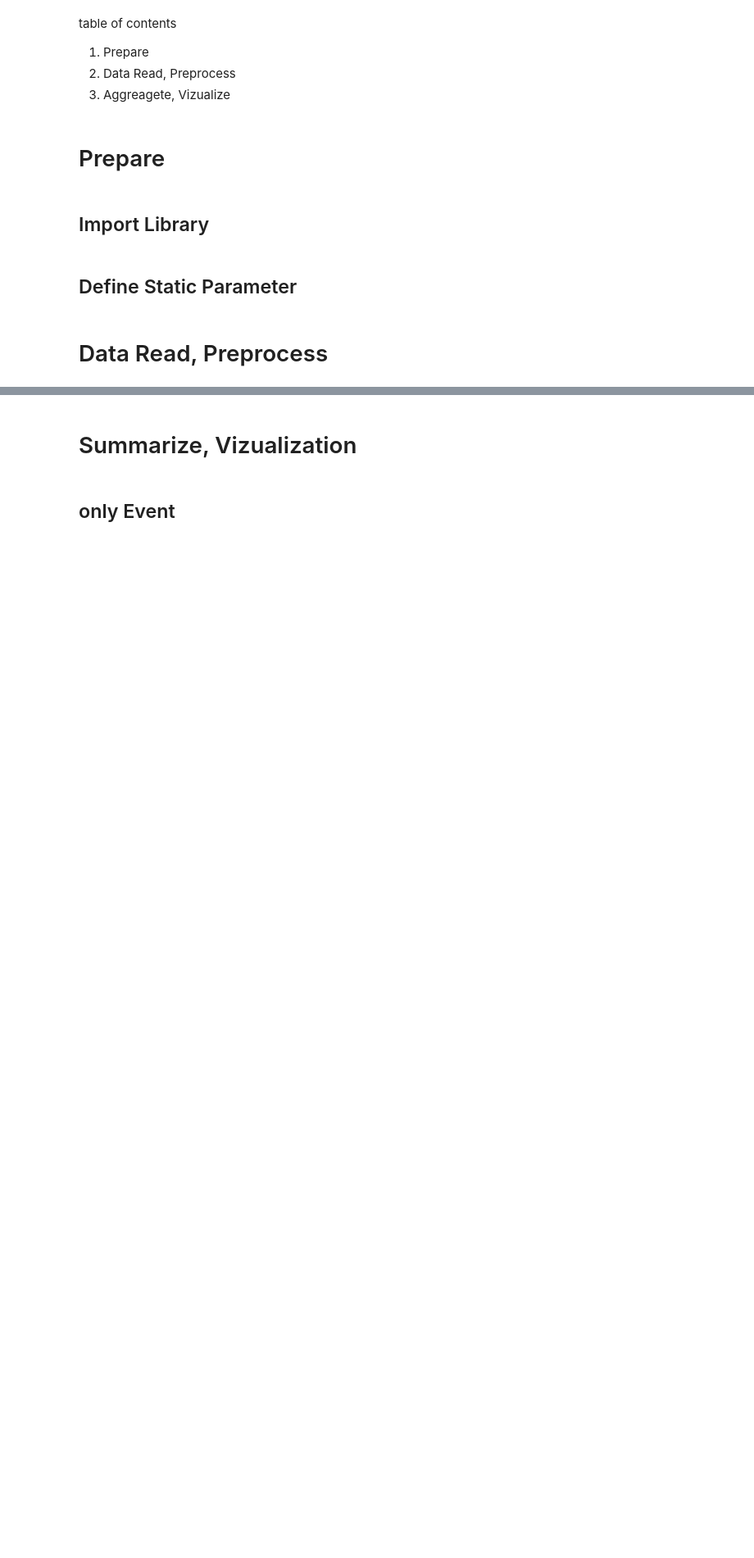
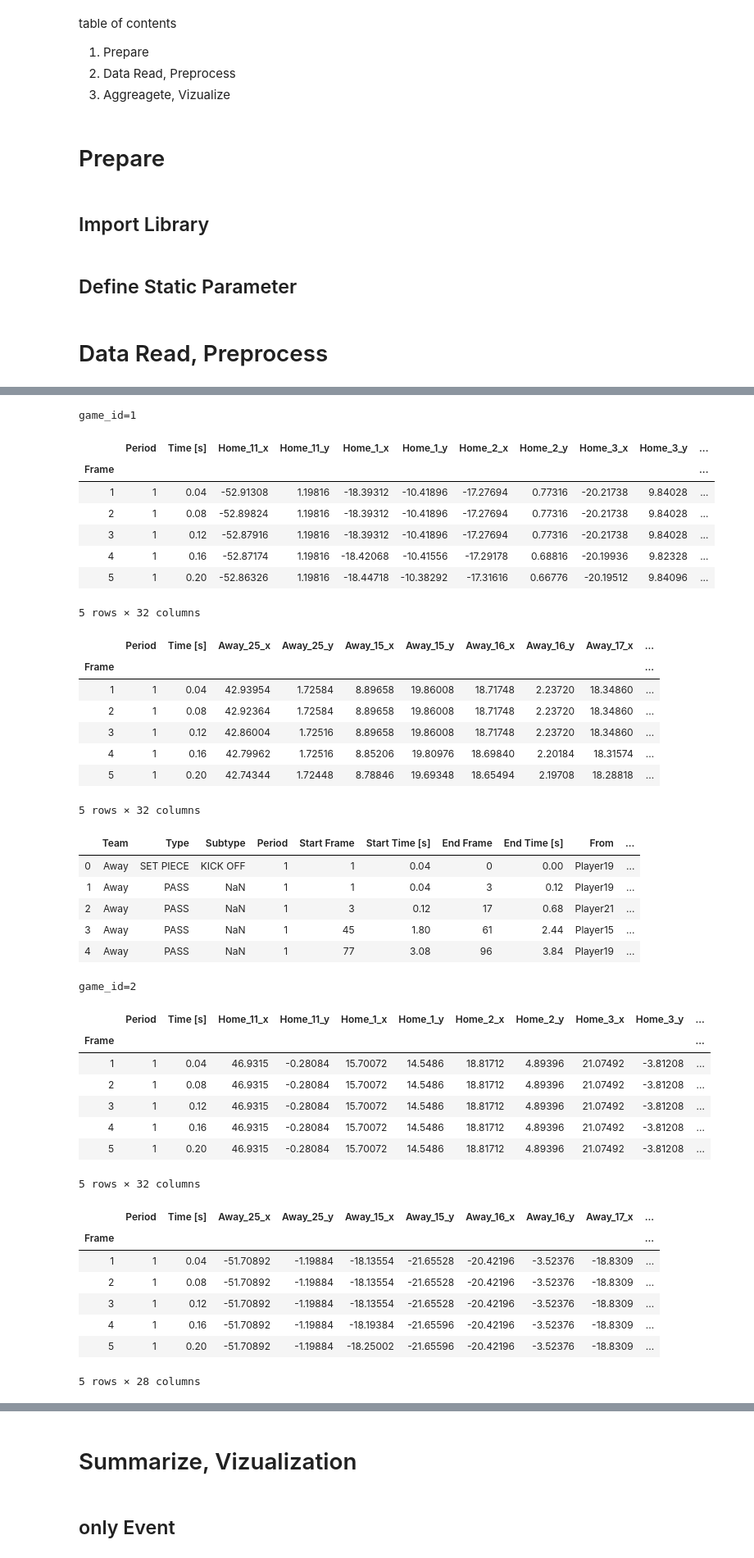
Before and after one commit to saeeeeru/LaurieOnTracking, a Jupyter notebook: notebooks/1-EDA.ipynb, the cells around one changed output, grey strips where cells are left out. Shown: that part at 82% size. Saved outputs shown, nothing was run; the diff lists cells and outputs as text; code cells hidden in the pictures; blank space fills up the shorter version.

```diff
--- a/notebooks/1-EDA.ipynb
+++ b/notebooks/1-EDA.ipynb
@@ -67,0 +41,46 @@ away_df.head()
+# %%
+for k, df_list in dataset_dict.items():
+    print(k)
+    for df in df_list:
+        display(df.head())
+# %% [output]
+game_id=1
+|  | Period | Time [s] | Home_11_x | Home_11_y | Home_1_x | Home_1_y | Home_2_x | Home_2_y | Home_3_x | Home_3_y | ... |
+| Frame |  |  |  |  |  |  |  |  |  |  | ... |
+| 1 | 1 | 0.04 | -52.91308 | 1.19816 | -18.39312 | -10.41896 | -17.27694 | 0.77316 | -20.21738 | 9.84028 | ... |
+| 2 | 1 | 0.08 | -52.89824 | 1.19816 | -18.39312 | -10.41896 | -17.27694 | 0.77316 | -20.21738 | 9.84028 | ... |
+| 3 | 1 | 0.12 | -52.87916 | 1.19816 | -18.39312 | -10.41896 | -17.27694 | 0.77316 | -20.21738 | 9.84028 | ... |
+| 4 | 1 | 0.16 | -52.87174 | 1.19816 | -18.42068 | -10.41556 | -17.29178 | 0.68816 | -20.19936 | 9.82328 | ... |
+| 5 | 1 | 0.20 | -52.86326 | 1.19816 | -18.44718 | -10.38292 | -17.31616 | 0.66776 | -20.19512 | 9.84096 | ... |
+5 rows × 32 columns
+|  | Period | Time [s] | Away_25_x | Away_25_y | Away_15_x | Away_15_y | Away_16_x | Away_16_y | Away_17_x | ... |
+| Frame |  |  |  |  |  |  |  |  |  | ... |
+| 1 | 1 | 0.04 | 42.93954 | 1.72584 | 8.89658 | 19.86008 | 18.71748 | 2.23720 | 18.34860 | ... |
+| 2 | 1 | 0.08 | 42.92364 | 1.72584 | 8.89658 | 19.86008 | 18.71748 | 2.23720 | 18.34860 | ... |
+| 3 | 1 | 0.12 | 42.86004 | 1.72516 | 8.89658 | 19.86008 | 18.71748 | 2.23720 | 18.34860 | ... |
+| 4 | 1 | 0.16 | 42.79962 | 1.72516 | 8.85206 | 19.80976 | 18.69840 | 2.20184 | 18.31574 | ... |
+| 5 | 1 | 0.20 | 42.74344 | 1.72448 | 8.78846 | 19.69348 | 18.65494 | 2.19708 | 18.28818 | ... |
+5 rows × 32 columns
+|  | Team | Type | Subtype | Period | Start Frame | Start Time [s] | End Frame | End Time [s] | From | ... |
+| 0 | Away | SET PIECE | KICK OFF | 1 | 1 | 0.04 | 0 | 0.00 | Player19 | ... |
+| 1 | Away | PASS | NaN | 1 | 1 | 0.04 | 3 | 0.12 | Player19 | ... |
+| 2 | Away | PASS | NaN | 1 | 3 | 0.12 | 17 | 0.68 | Player21 | ... |
+| 3 | Away | PASS | NaN | 1 | 45 | 1.80 | 61 | 2.44 | Player15 | ... |
+| 4 | Away | PASS | NaN | 1 | 77 | 3.08 | 96 | 3.84 | Player19 | ... |
+game_id=2
+|  | Period | Time [s] | Home_11_x | Home_11_y | Home_1_x | Home_1_y | Home_2_x | Home_2_y | Home_3_x | Home_3_y | ... |
+| Frame |  |  |  |  |  |  |  |  |  |  | ... |
+| 1 | 1 | 0.04 | 46.9315 | -0.28084 | 15.70072 | 14.5486 | 18.81712 | 4.89396 | 21.07492 | -3.81208 | ... |
+| 2 | 1 | 0.08 | 46.9315 | -0.28084 | 15.70072 | 14.5486 | 18.81712 | 4.89396 | 21.07492 | -3.81208 | ... |
+| 3 | 1 | 0.12 | 46.9315 | -0.28084 | 15.70072 | 14.5486 | 18.81712 | 4.89396 | 21.07492 | -3.81208 | ... |
+| 4 | 1 | 0.16 | 46.9315 | -0.28084 | 15.70072 | 14.5486 | 18.81712 | 4.89396 | 21.07492 | -3.81208 | ... |
+| 5 | 1 | 0.20 | 46.9315 | -0.28084 | 15.70072 | 14.5486 | 18.81712 | 4.89396 | 21.07492 | -3.81208 | ... |
+5 rows × 32 columns
+|  | Period | Time [s] | Away_25_x | Away_25_y | Away_15_x | Away_15_y | Away_16_x | Away_16_y | Away_17_x | ... |
+| Frame |  |  |  |  |  |  |  |  |  | ... |
+| 1 | 1 | 0.04 | -51.70892 | -1.19884 | -18.13554 | -21.65528 | -20.42196 | -3.52376 | -18.8309 | ... |
+| 2 | 1 | 0.08 | -51.70892 | -1.19884 | -18.13554 | -21.65528 | -20.42196 | -3.52376 | -18.8309 | ... |
+| 3 | 1 | 0.12 | -51.70892 | -1.19884 | -18.13554 | -21.65528 | -20.42196 | -3.52376 | -18.8309 | ... |
+| 4 | 1 | 0.16 | -51.70892 | -1.19884 | -18.19384 | -21.65596 | -20.42196 | -3.52376 | -18.8309 | ... |
+| 5 | 1 | 0.20 | -51.70892 | -1.19884 | -18.25002 | -21.65596 | -20.42196 | -3.52376 | -18.8309 | ... |
+5 rows × 28 columns
```
Also changed, not shown: parts of 9 cells of this notebook, 6 other files.
